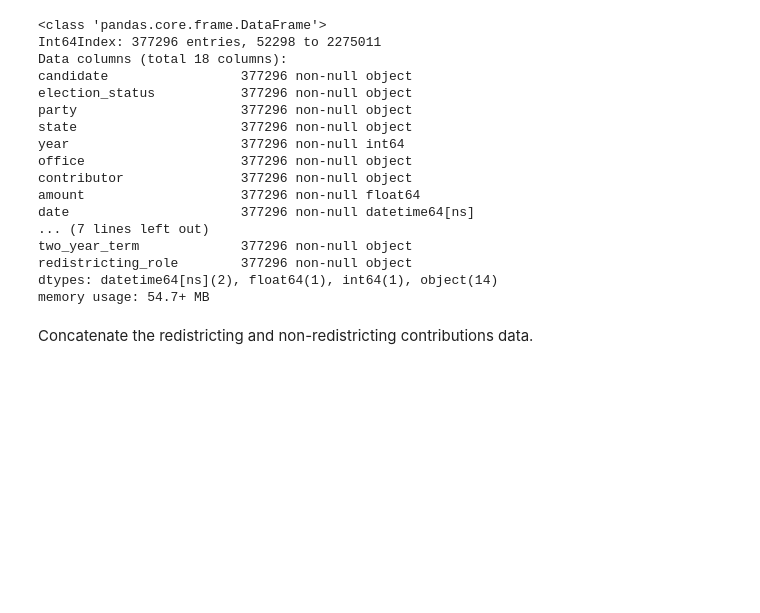
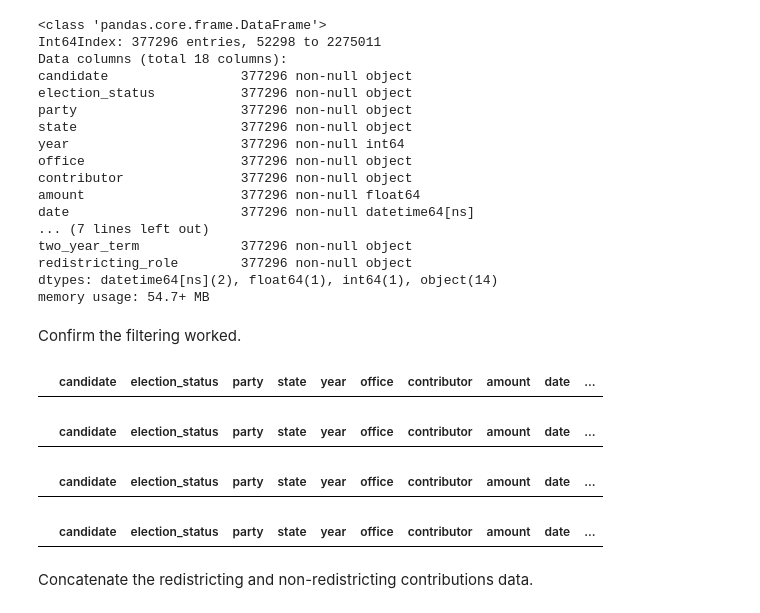
Before and after one commit to PublicI/out-of-state-contribs, a Jupyter notebook: data-prep.ipynb, the cells around one changed output. Saved outputs shown, nothing was run; the diff lists cells and outputs as text; code cells hidden in the pictures; blank space fills up the shorter version.

```diff
--- a/data-prep.ipynb
+++ b/data-prep.ipynb
@@ -431,6 +429,24 @@ two_year_term             377296 non-null object
 redistricting_role        377296 non-null object
 dtypes: datetime64[ns](2), float64(1), int64(1), object(14)
 memory usage: 54.7+ MB
+# %% [markdown]
+Confirm the filtering worked.
+# %%
+redistricting_contributions_18[(redistricting_contributions_18["standardized_office"] == "GOVERNOR/LIEUTENANT GOVERNOR") & ((redistricting_contributions_18["single_house_district"] == "Y") | (redistricting_contributions_18["independent_commission"] == "Y") | (redistricting_contributions_18["no_veto"] == "Y"))]
+# %% [output]
+|  | candidate | election_status | party | state | year | office | contributor | amount | date | ... |
+# %%
+non_redistricting_contributions_18[(non_redistricting_contributions_18["standardized_office"] == "GOVERNOR/LIEUTENANT GOVERNOR") & (non_redistricting_contributions_18["single_house_district"] == "N") & (non_redistricting_contributions_18["independent_commission"] == "N") & (non_redistricting_contributions_18["no_veto"] == "N")]
+# %% [output]
+|  | candidate | election_status | party | state | year | office | contributor | amount | date | ... |
+# %%
+redistricting_contributions_18[((redistricting_contributions_18["standardized_office"] == "STATE HOUSE/ASSEMBLY") | (redistricting_contributions_18["standardized_office"] == "STATE SENATE")) & ((redistricting_contributions_18["single_house_district"] == "Y") | (redistricting_contributions_18["independent_commission"] == "Y") | (redistricting_contributions_18["two_year_term"] == "Y"))]
+# %% [output]
+|  | candidate | election_status | party | state | year | office | contributor | amount | date | ... |
+# %%
+non_redistricting_contributions_18[((non_redistricting_contributions_18["standardized_office"] == "STATE HOUSE/ASSEMBLY") | (non_redistricting_contributions_18["standardized_office"] == "STATE SENATE")) & (non_redistricting_contributions_18["single_house_district"] == "N") & (non_redistricting_contributions_18["independent_commission"] == "N") & (non_redistricting_contributions_18["two_year_term"] == "N")]
+# %% [output]
+|  | candidate | election_status | party | state | year | office | contributor | amount | date | ... |
 # %% [markdown]
 Concatenate the redistricting and non-redistricting contributions data.
 # %%
```
Also changed, not shown: parts of 11 cells of this notebook, 1 other file.
